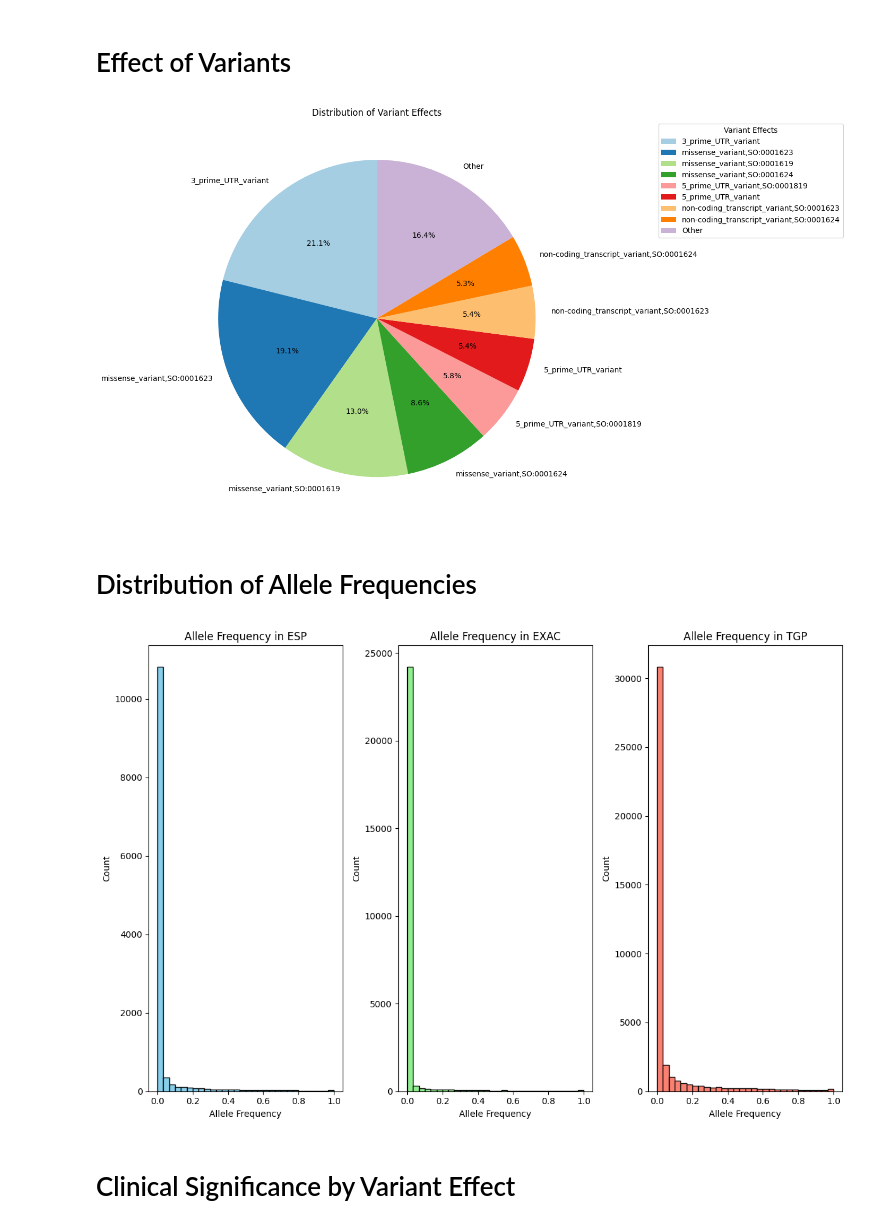
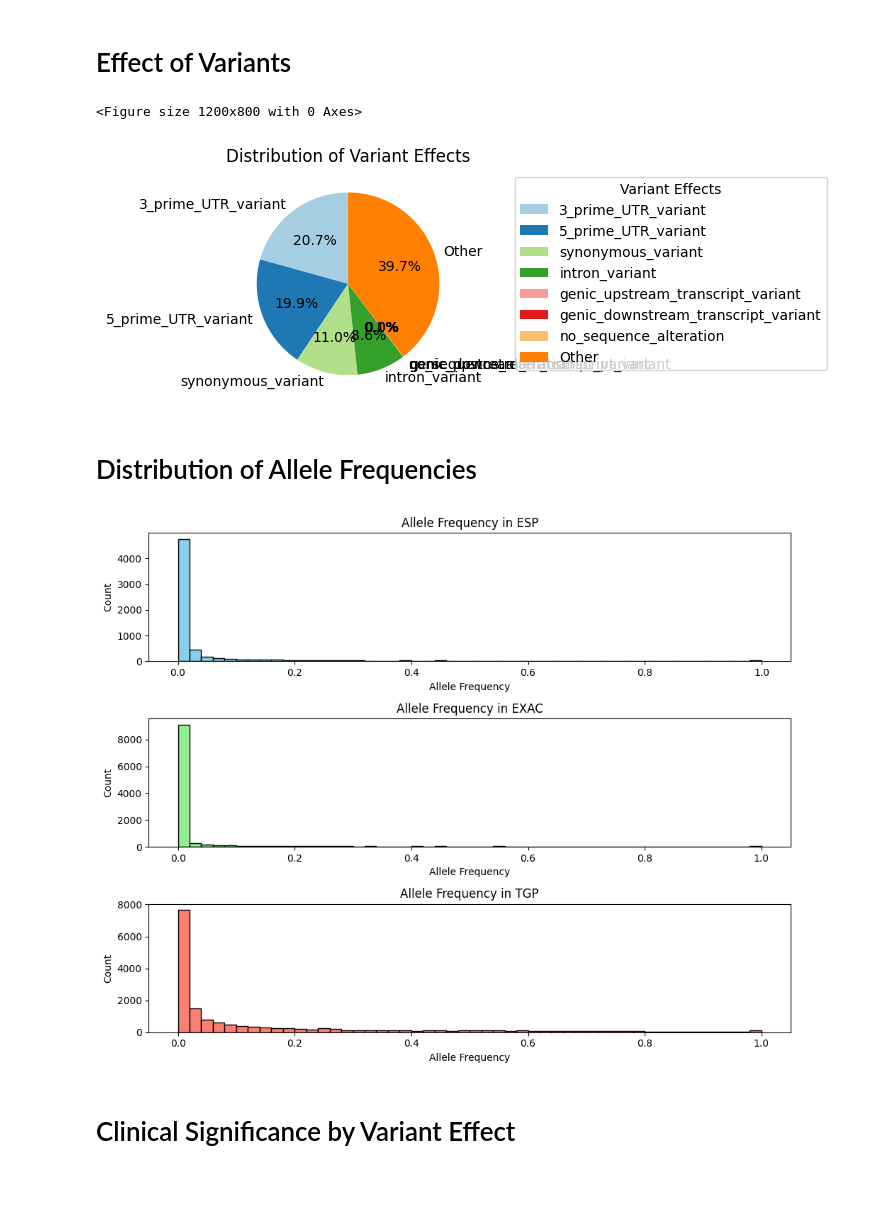
Before and after one commit to bschilder/VEP_DNA, a Jupyter notebook: notebooks/UTRVar.ipynb, the cells around one changed output. Saved outputs shown, nothing was run; the diff lists cells and outputs as text; code cells hidden in the pictures; blank space fills up the shorter version.

```diff
--- a/notebooks/UTRVar.ipynb
+++ b/notebooks/UTRVar.ipynb
@@ -74,0 +26,2 @@ UTR Variant Table has been saved to 'Clinvar_UTR_Variant_Table.csv'
+# %%
+vcf_file = cv.download_clinvar()["vcf"]
@@ -74,0 +66,12 @@ UTR Variant Table has been saved to 'Clinvar_UTR_Variant_Table.csv'
+# %%
+cv_df = vcf_df.filter(
+    (pl.col("CLNREVSTAT").str.contains("_multiple_submitters")) &
+    (pl.col("CLNVC").str.contains("single_nucleotide_variant"))
+)
+
+# Convert POS column to integer before saving
+cv_df = cv_df.with_columns(pl.col("POS").cast(pl.Int64))
+cv_df.write_parquet("./data/UTR/clinvar_utr_snv.parquet")
+
+print(cv_df.shape)
+cv_df.head()
@@ -170,54 +158,54 @@ Name: count, dtype: int64
 # Effect of Variants
 # %%
 # count the occurrences of each variant effect
-effect_counts = data_df['Effect'].value_counts()
+effect_counts = cv_df.group_by("MC_term").len().sort("len", descending=True)
+
+# select the top N categories and combine the rest into 'Other'
 top_n = 8
 top_effects = effect_counts.head(top_n)
-other_effects = effect_counts.tail(len(effect_counts) - top_n).sum()
-effect_counts_filtered = pd.concat([top_effects, pd.Series({'Other': other_effects})])
+other_effects = effect_counts.tail(len(effect_counts) - top_n).select(pl.col("len").cast(pl.UInt32).sum()).item()
+other_row = pl.DataFrame({"MC_term": ["Other"], "len": [other_effects]})
+effect_counts_filtered = pl.concat([top_effects.with_columns(pl.col("len").cast(pl.Int64)),
+                                     other_row])
+
+# Convert to pandas for plotting
+effect_counts_pd = effect_counts_filtered.to_pandas().set_index("MC_term")
 
 plt.figure(figsize=(12, 8))
-ax = effect_counts_filtered.plot(kind='pie', autopct='%1.1f%%', startangle=90, legend=False, colors=plt.cm.Paired.colors)
-
+ax = effect_counts_pd.plot(kind='pie', y="len", autopct='%1.1f%%', startangle=90, legend=False, colors=plt.cm.Paired.colors)
 plt.title('Distribution of Variant Effects')
 plt.ylabel('')
-
-plt.legend(effect_counts_filtered.index, title="Variant Effects", bbox_to_anchor=(1.2, 1), loc='upper left')
-
-
+plt.legend(effect_counts_pd.index, title="Variant Effects", bbox_to_anchor=(1.2, 1), loc='upper left')
 plt.tight_layout()
 plt.show()
 # %% [output]
+<Figure size 1200x800 with 0 Axes>
-[figure, old version]
+[figure, new version]
 # %% [markdown]
 # Distribution of Allele Frequencies
 # %%
 # histograms of allele frequencies
-plt.figure(figsize=(12, 8))
+plt.figure(figsize=(10, 8))
 
-# Plot allele frequencies for ESP, EXAC, TGP
-plt.subplot(1, 3, 1)
-plt.hist(data_df['AF_ESP'].dropna(), bins=30, color='skyblue', edgecolor='black')
-plt.title('Allele Frequency in ESP')
-plt.xlabel('Allele Frequency')
-plt.ylabel('Count')
+bins = 50
+datasets = [
+    ('AF_ESP', 'skyblue', 'Allele Frequency in ESP'),
+    ('AF_EXAC', 'lightgreen', 'Allele Frequency in EXAC'),
+    ('AF_TGP', 'salmon', 'Allele Frequency in TGP')
+]
 
-plt.subplot(1, 3, 2)
-plt.hist(data_df['AF_EXAC'].dropna(), bins=30, color='lightgreen', edgecolor='black')
-plt.title('Allele Frequency in EXAC')
-plt.xlabel('Allele Frequency')
-plt.ylabel('Count')
-
-plt.subplot(1, 3, 3)
-plt.hist(data_df['AF_TGP'].dropna(), bins=30, color='salmon', edgecolor='black')
-plt.title('Allele Frequency in TGP')
-plt.xlabel('Allele Frequency')
-plt.ylabel('Count')
+for i, (col, color, title) in enumerate(datasets, 1):
+    plt.subplot(3, 1, i)
+    plt.hist(cv_df.filter(pl.col(col).is_not_null())[col].to_numpy(),
+             bins=bins, color=color, edgecolor='black')
+    plt.title(title)
+    plt.xlabel('Allele Frequency')
+    plt.ylabel('Count')
 
 plt.tight_layout()
 plt.show()
 # %% [output]
-[figure, old version]
+[figure, new version]
 # %% [markdown]
 # Clinical Significance by Variant Effect
 # %%
```
Also changed, not shown: parts of 10 cells of this notebook, 7 other files.
